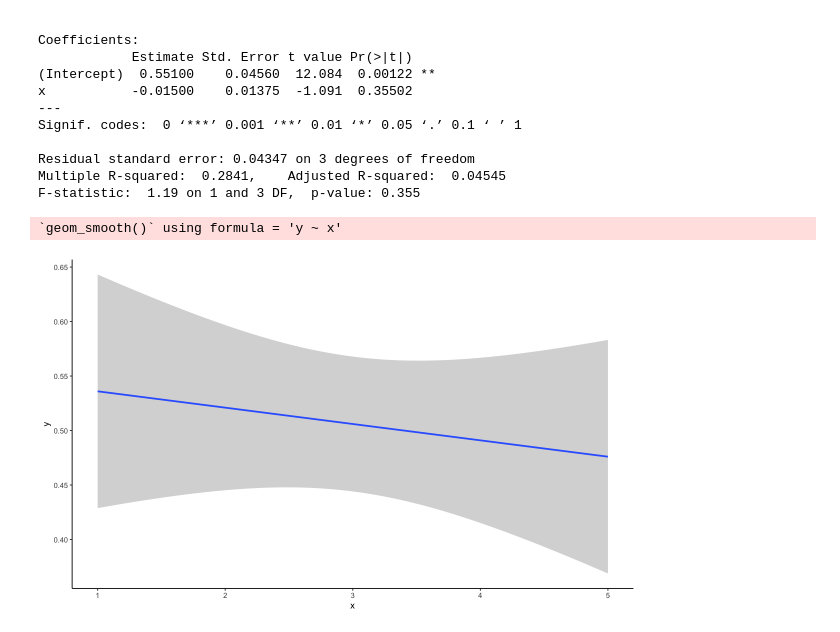
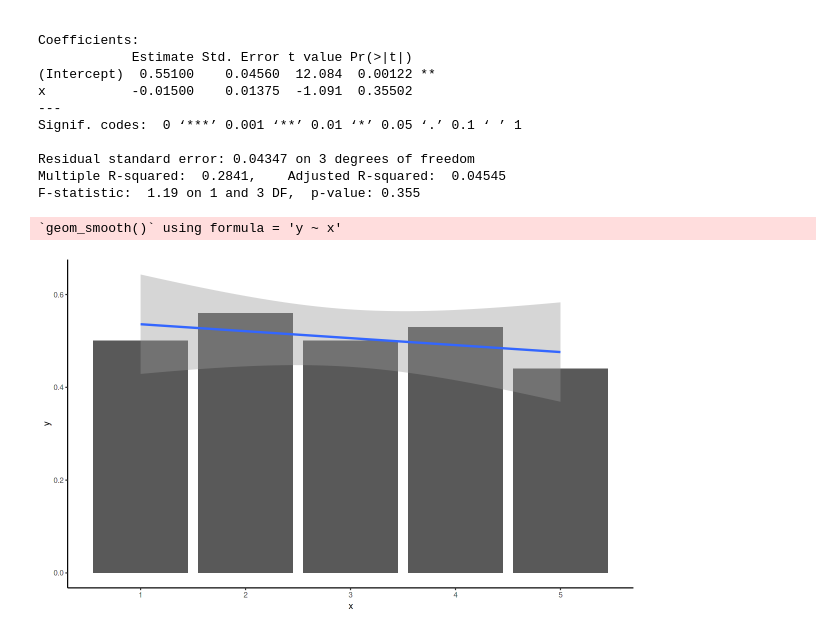
Before and after one commit to terhorst/stats504, a Jupyter notebook: lectures/week11/slides.ipynb, the cells around one changed output. Cells and saved outputs as stored; diff of their text form; code cells hidden in the pictures.

```diff
--- a/lectures/week11/slides.ipynb
+++ b/lectures/week11/slides.ipynb
@@ -110,10 +126,10 @@ Residual standard error: 0.04347 on 3 degrees of freedom
 Multiple R-squared:  0.2841,    Adjusted R-squared:  0.04545
 F-statistic:  1.19 on 1 and 3 DF,  p-value: 0.355
 # %%
-ggplot(df, aes(x=x, y=y)) + geom_smooth(method="lm")
+ggplot(df, aes(x=x, y=y)) + geom_col() + geom_smooth(method="lm")
 # %% [output]
 `geom_smooth()` using formula = 'y ~ x'
-[figure, old version]
+[figure, new version]
 # %%
 library(rstanarm)
 
```
Also changed, not shown: parts of 38 cells of this notebook.
